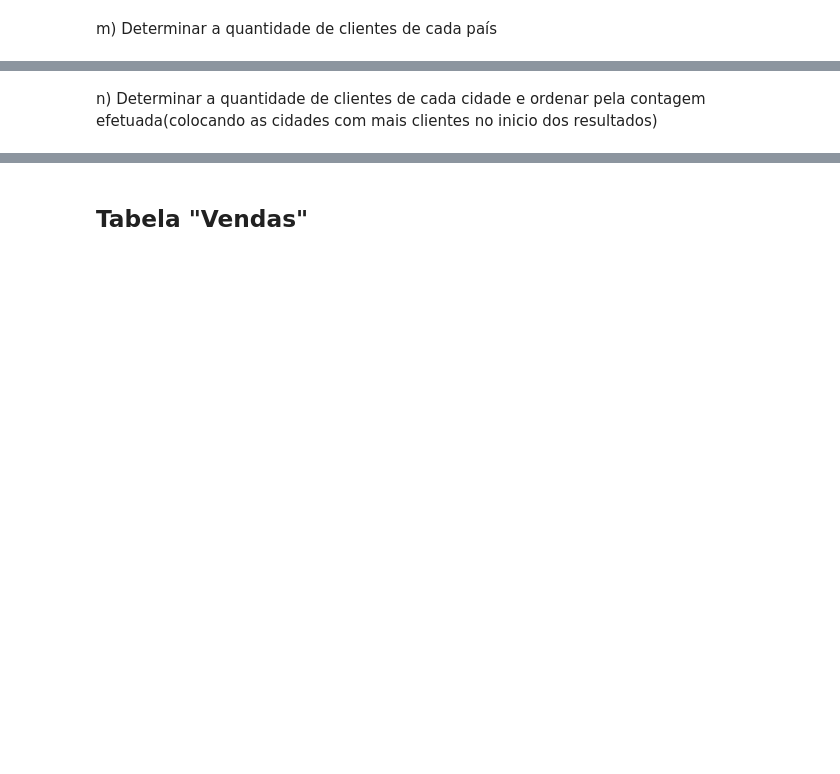
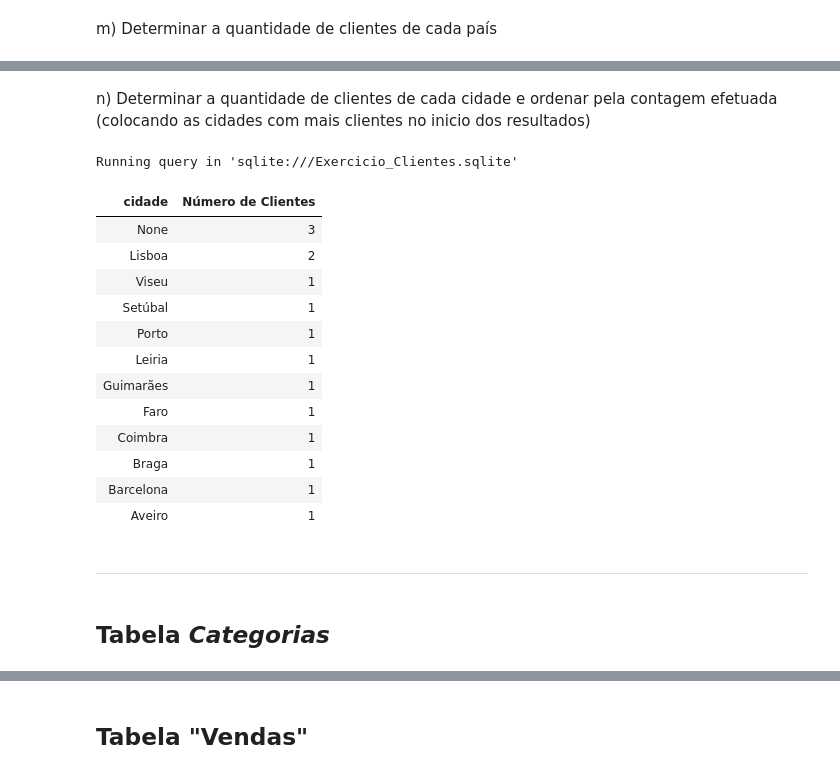
Before and after one commit to jpedrodias/FundamentosSQL, a Jupyter notebook: Week02/Exercicio_Clientes_resolvido.ipynb, the cells around one changed output, grey strips where cells are left out. Saved outputs shown, nothing was run; the diff lists cells and outputs as text; code cells hidden in the pictures; blank space fills up the shorter version.

```diff
--- a/Week02/Exercicio_Clientes_resolvido.ipynb
+++ b/Week02/Exercicio_Clientes_resolvido.ipynb
@@ -357,0 +414,6 @@ k) Alterar a cidade no registo anterior para "Chaves"
+# %%
+%%sql
+-- Para confirmar que o último ID é o correto
+SELECT nome, email, telefone FROM clientes
+WHERE
+id = (SELECT MAX(id) FROM clientes);
@@ -357,0 +436,5 @@ k) Alterar a cidade no registo anterior para "Chaves"
+# %%
+%%sql
+SELECT nome, email, telefone, cidade FROM clientes
+WHERE
+id = (SELECT MAX(id) FROM clientes);
@@ -362,2 +499,27 @@ m) Determinar a quantidade de clientes de cada país
 # %% [markdown]
-n) Determinar a quantidade de clientes de cada cidade e ordenar pela contagem efetuada(colocando as cidades com mais clientes no inicio dos resultados)
+n) Determinar a quantidade de clientes de cada cidade e ordenar pela contagem efetuada (colocando as cidades com mais clientes no inicio dos resultados)
+# %%
+%%sql
+SELECT cidade, COUNT(id) AS "Número de Clientes"
+FROM clientes
+GROUP BY cidade
+ORDER BY "Número de Clientes" DESC;
+# %% [output]
+Running query in 'sqlite:///Exercicio_Clientes.sqlite'
+| cidade | Número de Clientes |
+| None | 3 |
+| Lisboa | 2 |
+| Viseu | 1 |
+| Setúbal | 1 |
+| Porto | 1 |
+| Leiria | 1 |
+| Guimarães | 1 |
+| Faro | 1 |
+| Coimbra | 1 |
+| Braga | 1 |
+| Barcelona | 1 |
+| Aveiro | 1 |
+# %% [markdown]
+---
+# %% [markdown]
+## Tabela *Categorias*
```
Also changed, not shown: parts of 44 cells of this notebook, 2 other files.
